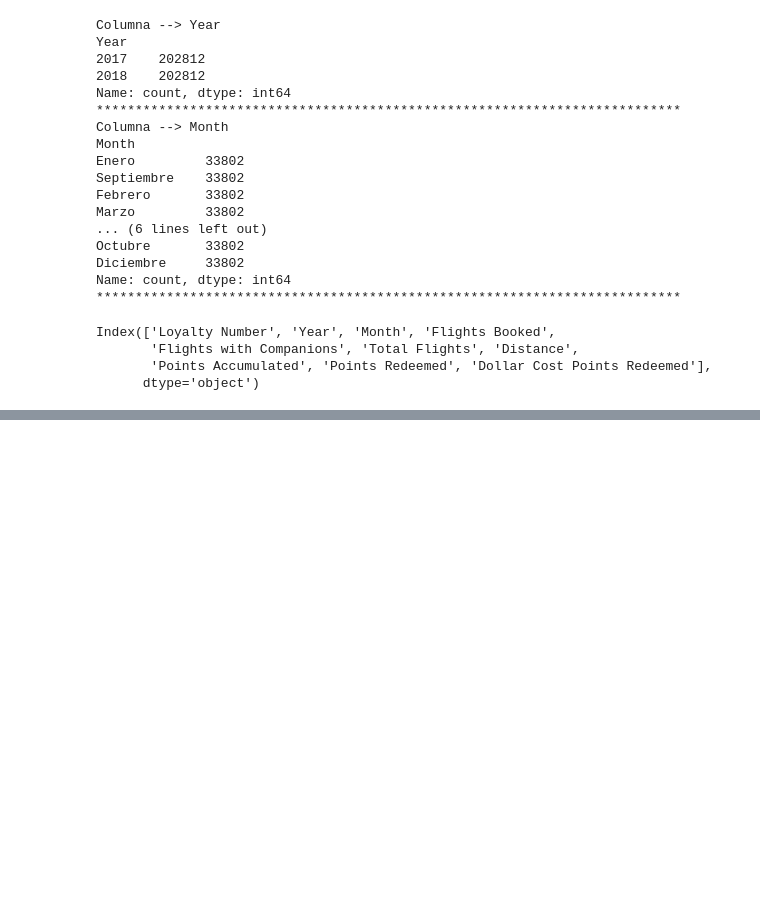
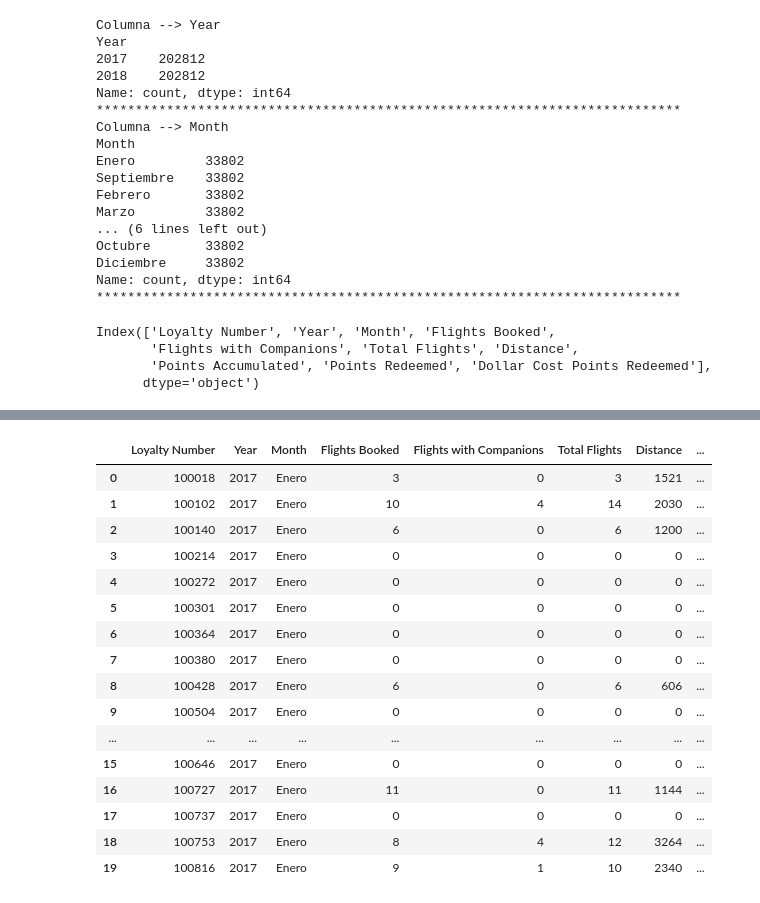
Before and after one commit to Adalab/bda-modulo-3-evaluacion-final-MarPastor, a Jupyter notebook: notebook/final_evaluation_mod3_marpastor.ipynb, the cells around one changed output, grey strips where cells are left out. Cells and saved outputs as stored; diff of their text form; code cells hidden in the pictures; blank space fills up the shorter version.

```diff
--- a/notebook/final_evaluation_mod3_marpastor.ipynb
+++ b/notebook/final_evaluation_mod3_marpastor.ipynb
@@ -261,0 +262,23 @@ df_flight[['Month', 'Flights Booked', 'Flights with Companions', 'Total Flights'
+# %%
+# en las gráficas anteriores vemos que los valores '0' nos distorcionan los datos,
+# ya que hay una gran cantidad de clientes en nuestra base de datos que no han registrado ningún vuelo aún
+
+df_flight.head(20)
+# %% [output]
+|  | Loyalty Number | Year | Month | Flights Booked | Flights with Companions | Total Flights | Distance | ... |
+| 0 | 100018 | 2017 | Enero | 3 | 0 | 3 | 1521 | ... |
+| 1 | 100102 | 2017 | Enero | 10 | 4 | 14 | 2030 | ... |
+| 2 | 100140 | 2017 | Enero | 6 | 0 | 6 | 1200 | ... |
+| 3 | 100214 | 2017 | Enero | 0 | 0 | 0 | 0 | ... |
+| 4 | 100272 | 2017 | Enero | 0 | 0 | 0 | 0 | ... |
+| 5 | 100301 | 2017 | Enero | 0 | 0 | 0 | 0 | ... |
+| 6 | 100364 | 2017 | Enero | 0 | 0 | 0 | 0 | ... |
+| 7 | 100380 | 2017 | Enero | 0 | 0 | 0 | 0 | ... |
+| 8 | 100428 | 2017 | Enero | 6 | 0 | 6 | 606 | ... |
+| 9 | 100504 | 2017 | Enero | 0 | 0 | 0 | 0 | ... |
+| ... | ... | ... | ... | ... | ... | ... | ... | ... |
+| 15 | 100646 | 2017 | Enero | 0 | 0 | 0 | 0 | ... |
+| 16 | 100727 | 2017 | Enero | 11 | 0 | 11 | 1144 | ... |
+| 17 | 100737 | 2017 | Enero | 0 | 0 | 0 | 0 | ... |
+| 18 | 100753 | 2017 | Enero | 8 | 4 | 12 | 3264 | ... |
+| 19 | 100816 | 2017 | Enero | 9 | 1 | 10 | 2340 | ... |
```
Also changed, not shown: parts of 5 cells of this notebook.
